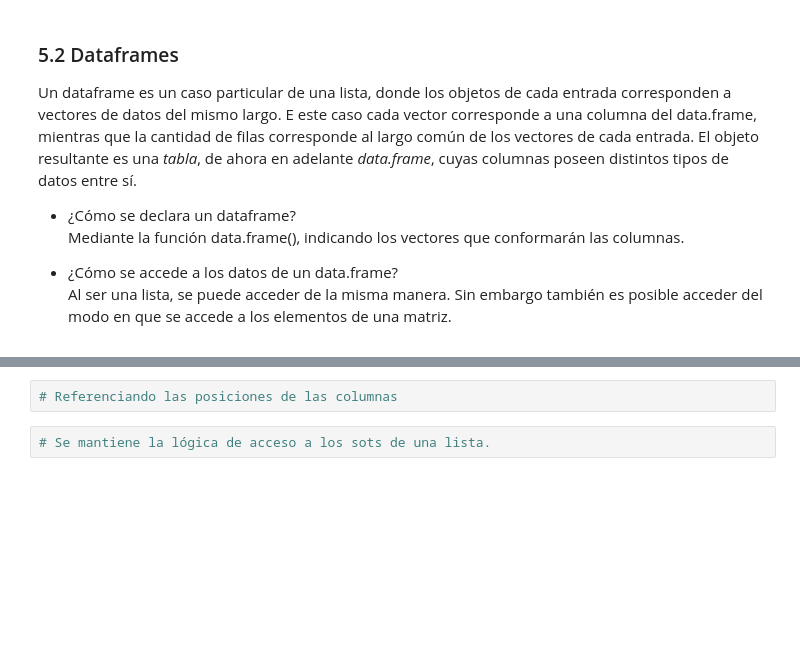
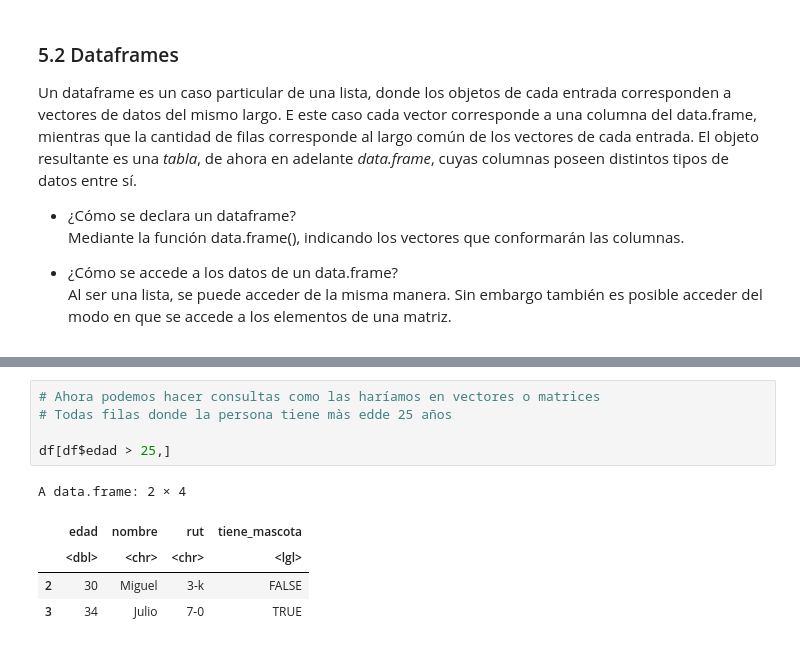
Before and after one commit to Davidestebancorrea/DBDC_202307_Programacion_en_R_para_ciencia_de_datos, a Jupyter notebook: Clases/C2/Clase_2_02_listas_y_dataframes.ipynb, the cells around one changed output, grey strips where cells are left out. Cells and saved outputs as stored; diff of their text form; blank space fills up the shorter version.

```diff
--- a/Clases/C2/Clase_2_02_listas_y_dataframes.ipynb
+++ b/Clases/C2/Clase_2_02_listas_y_dataframes.ipynb
@@ -91,4 +419,11 @@ Un dataframe es un caso particular de una lista, donde los objetos de cada entra
-# %%
-# Referenciando las posiciones de las columnas
-# %%
-# Se mantiene la lógica de acceso a los sots de una lista.
+# %%
+# Ahora podemos hacer consultas como las haríamos en vectores o matrices
+# Todas filas donde la persona tiene màs edde 25 años
+
+df[df$edad > 25,]
+# %% [output]
+A data.frame: 2 × 4
+|  | edad | nombre | rut | tiene_mascota |
+|  | <dbl> | <chr> | <chr> | <lgl> |
+| 2 | 30 | Miguel | 3-k | FALSE |
+| 3 | 34 | Julio | 7-0 | TRUE |
```
Also changed, not shown: parts of 38 cells of this notebook.
